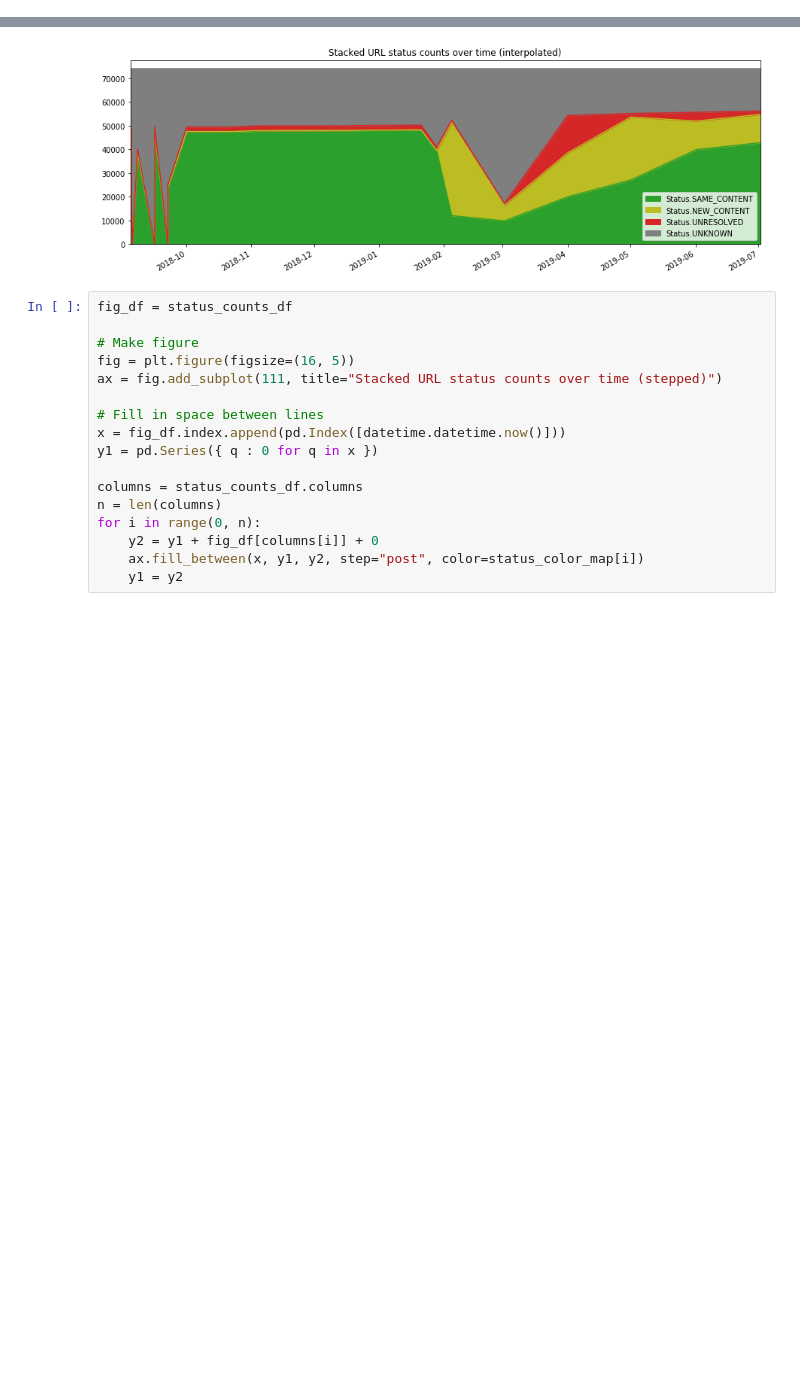
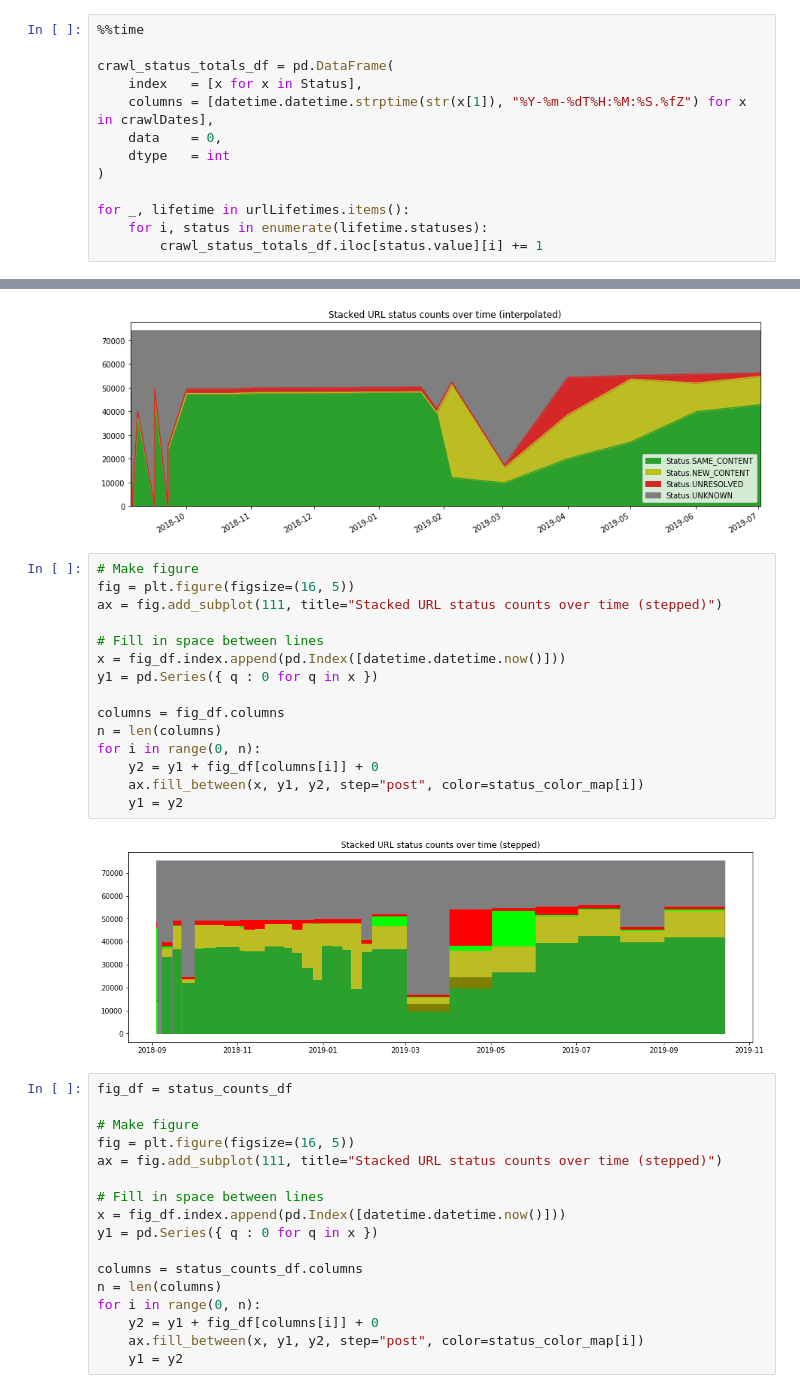
Before and after one commit to bio-linker/linkrot-contentdrift-figures, a Jupyter notebook: Build Figures.ipynb, the cells around one changed output, grey strips where cells are left out. Cells and saved outputs as stored; diff of their text form; blank space fills up the shorter version.

```diff
--- a/Build Figures.ipynb
+++ b/Build Figures.ipynb
@@ -382,0 +342,13 @@ per_status_totals_df
+# %%
+%%time
+
+crawl_status_totals_df = pd.DataFrame(
+    index   = [x for x in Status],
+    columns = [datetime.datetime.strptime(str(x[1]), "%Y-%m-%dT%H:%M:%S.%fZ") for x in crawlDates],
+    data    = 0,
+    dtype   = int
+)
+
+for _, lifetime in urlLifetimes.items():
+    for i, status in enumerate(lifetime.statuses):
+        crawl_status_totals_df.iloc[status.value][i] += 1
@@ -420,6 +397,23 @@ status_counts_df.plot(kind="area", stacked=True, color=status_color_map, figsize
                       title="Stacked URL status counts over time (interpolated)");
 # %% [output]
 [figure]
+# %%
+# Make figure
+fig = plt.figure(figsize=(16, 5))
+ax = fig.add_subplot(111, title="Stacked URL status counts over time (stepped)")
+
+# Fill in space between lines
+x = fig_df.index.append(pd.Index([datetime.datetime.now()]))
+y1 = pd.Series({ q : 0 for q in x })
+
+columns = fig_df.columns
+n = len(columns)
+for i in range(0, n):
+    y2 = y1 + fig_df[columns[i]] + 0
+    ax.fill_between(x, y1, y2, step="post", color=status_color_map[i])
+    y1 = y2
+# %% [output]
+[figure, added]
 # %%
 fig_df = status_counts_df
 
```
Also changed, not shown: parts of 54 cells of this notebook, 10 other files.
